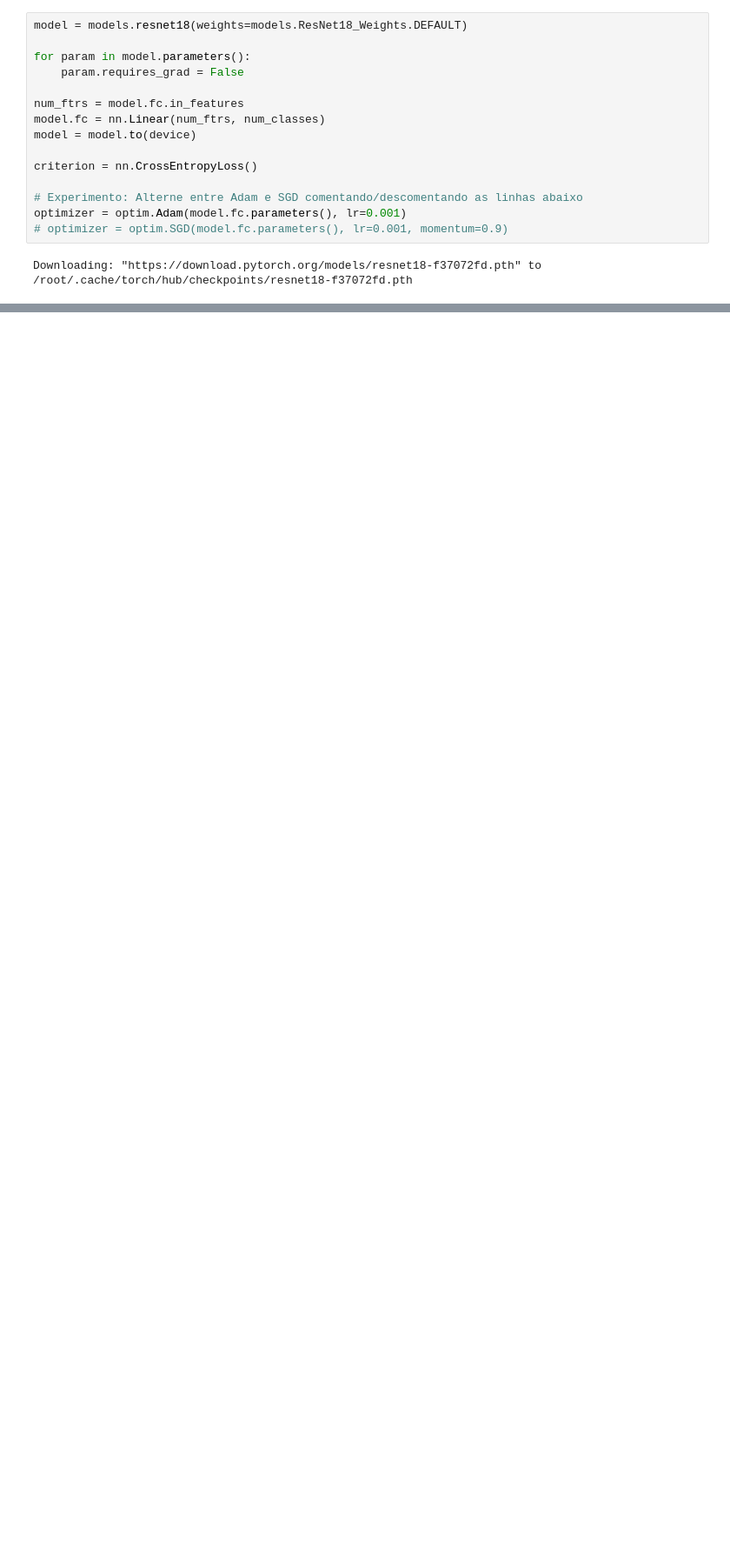
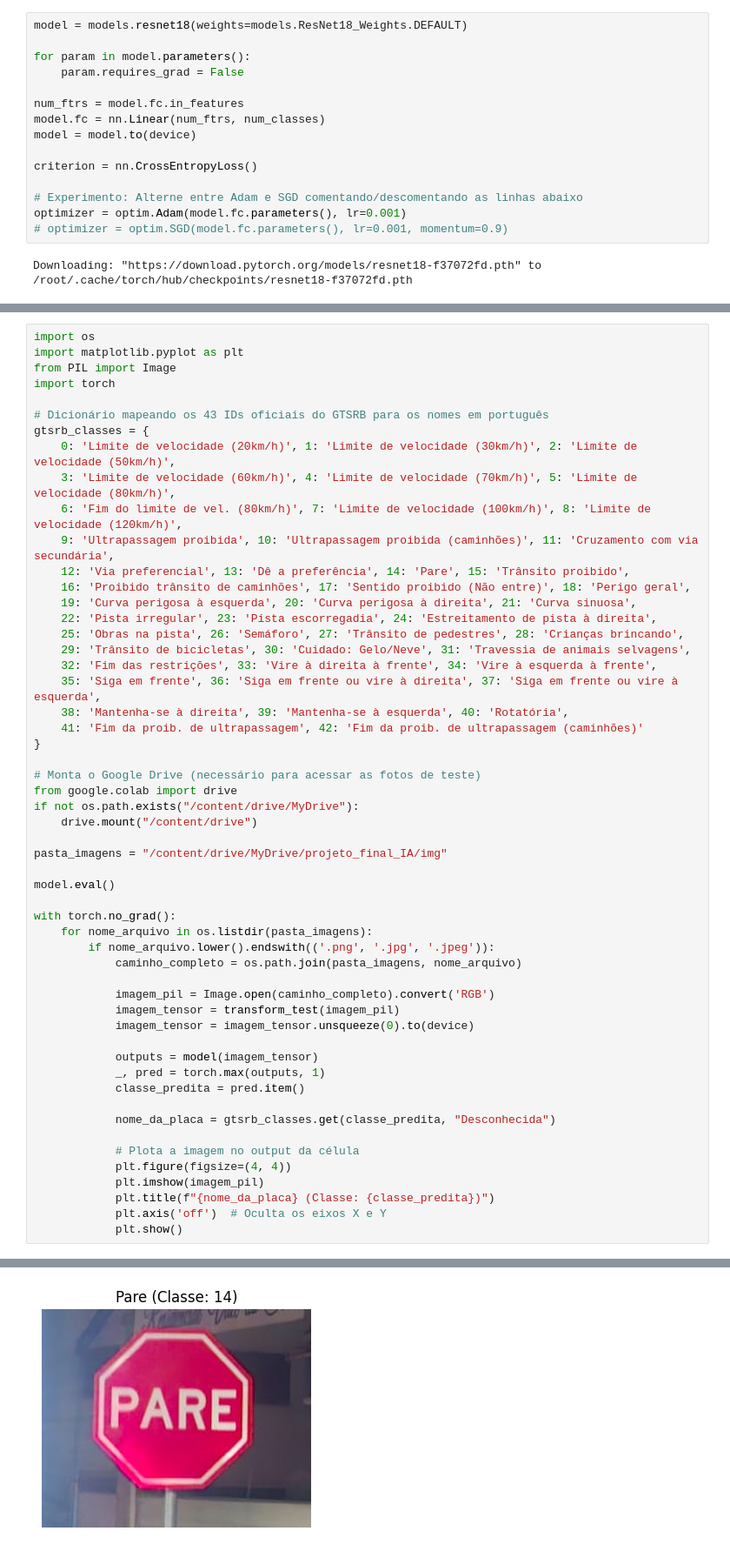
Before and after one commit to Ry-alberto/projeto_final_ia, a Jupyter notebook: src/projeto_final_ia/trabalho_final_ia.ipynb, the cells around one changed output, grey strips where cells are left out. Shown at 87% size. Saved outputs shown, nothing was run; the diff lists cells and outputs as text; blank space fills up the shorter version.

```diff
--- a/src/projeto_final_ia/trabalho_final_ia.ipynb
+++ b/src/projeto_final_ia/trabalho_final_ia.ipynb
@@ -111,0 +113,55 @@ plt.show()
+# %%
+import os
+import matplotlib.pyplot as plt
+from PIL import Image
+import torch
+
+# Dicionário mapeando os 43 IDs oficiais do GTSRB para os nomes em português
+gtsrb_classes = {
+    0: 'Limite de velocidade (20km/h)', 1: 'Limite de velocidade (30km/h)', 2: 'Limite de velocidade (50km/h)',
+    3: 'Limite de velocidade (60km/h)', 4: 'Limite de velocidade (70km/h)', 5: 'Limite de velocidade (80km/h)',
+    6: 'Fim do limite de vel. (80km/h)', 7: 'Limite de velocidade (100km/h)', 8: 'Limite de velocidade (120km/h)',
+    9: 'Ultrapassagem proibida', 10: 'Ultrapassagem proibida (caminhões)', 11: 'Cruzamento com via secundária',
+    12: 'Via preferencial', 13: 'Dê a preferência', 14: 'Pare', 15: 'Trânsito proibido',
+    16: 'Proibido trânsito de caminhões', 17: 'Sentido proibido (Não entre)', 18: 'Perigo geral',
+    19: 'Curva perigosa à esquerda', 20: 'Curva perigosa à direita', 21: 'Curva sinuosa',
+    22: 'Pista irregular', 23: 'Pista escorregadia', 24: 'Estreitamento de pista à direita',
+    25: 'Obras na pista', 26: 'Semáforo', 27: 'Trânsito de pedestres', 28: 'Crianças brincando',
+    29: 'Trânsito de bicicletas', 30: 'Cuidado: Gelo/Neve', 31: 'Travessia de animais selvagens',
+    32: 'Fim das restrições', 33: 'Vire à direita à frente', 34: 'Vire à esquerda à frente',
+    35: 'Siga em frente', 36: 'Siga em frente ou vire à direita', 37: 'Siga em frente ou vire à esquerda',
+    38: 'Mantenha-se à direita', 39: 'Mantenha-se à esquerda', 40: 'Rotatória',
+    41: 'Fim da proib. de ultrapassagem', 42: 'Fim da proib. de ultrapassagem (caminhões)'
+}
+
+# Monta o Google Drive (necessário para acessar as fotos de teste)
+from google.colab import drive
+if not os.path.exists("/content/drive/MyDrive"):
+    drive.mount("/content/drive")
+
+pasta_imagens = "/content/drive/MyDrive/projeto_final_IA/img"
+
+model.eval()
+
+with torch.no_grad():
+    for nome_arquivo in os.listdir(pasta_imagens):
+        if nome_arquivo.lower().endswith(('.png', '.jpg', '.jpeg')):
+            caminho_completo = os.path.join(pasta_imagens, nome_arquivo)
+
+            imagem_pil = Image.open(caminho_completo).convert('RGB')
+            imagem_tensor = transform_test(imagem_pil)
+            imagem_tensor = imagem_tensor.unsqueeze(0).to(device)
+
+            outputs = model(imagem_tensor)
+            _, pred = torch.max(outputs, 1)
+            classe_predita = pred.item()
+
+            nome_da_placa = gtsrb_classes.get(classe_predita, "Desconhecida")
+
+            # Plota a imagem no output da célula
+            plt.figure(figsize=(4, 4))
+            plt.imshow(imagem_pil)
+            plt.title(f"{nome_da_placa} (Classe: {classe_predita})")
+            plt.axis('off')  # Oculta os eixos X e Y
+            plt.show()
+# %% [output]
@@ -111,0 +169 @@ plt.show()
+[figure, added]
```
Also changed, not shown: parts of 7 cells of this notebook.
